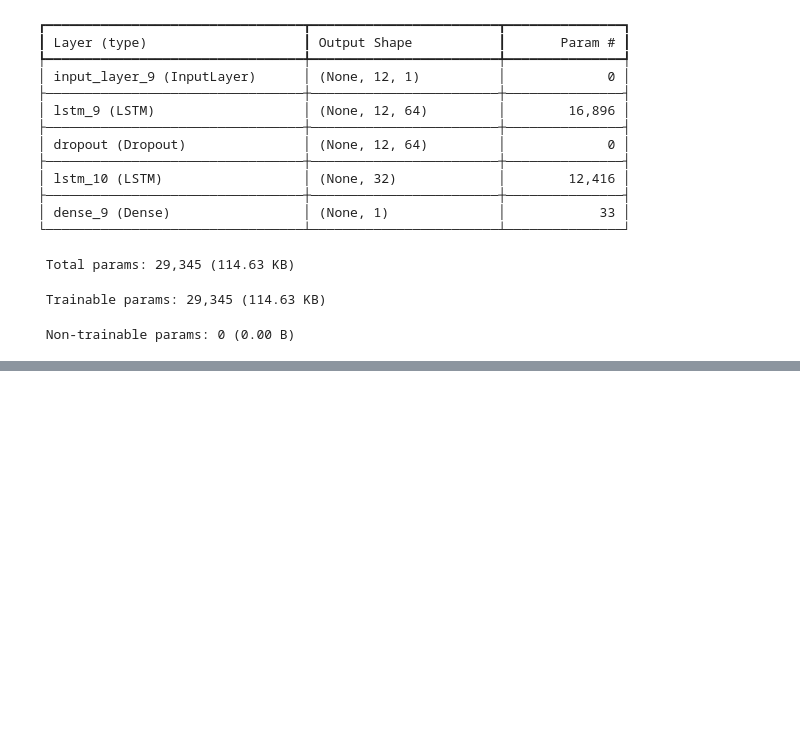
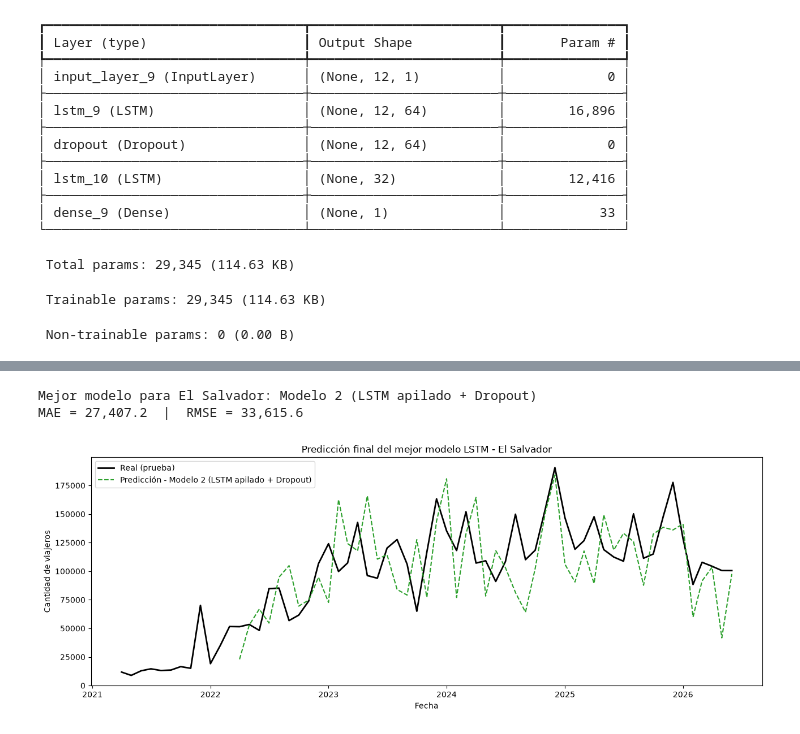
Before and after one commit to nilsmuralles/Lab2-DataScience, a Jupyter notebook: LSTM_ElSalvador.ipynb, the cells around one changed output, grey strips where cells are left out. Cells and saved outputs as stored; diff of their text form; code cells hidden in the pictures; blank space fills up the shorter version.

```diff
--- a/LSTM_ElSalvador.ipynb
+++ b/LSTM_ElSalvador.ipynb
@@ -309,0 +372,26 @@ Modelo 2 - Pérdida (MSE) en prueba, escala diferenciada/estandarizada: 0.1084
+# %%
+if mae2 <= mae1:
+    mejor_modelo, nombre_mejor = modelo2, 'Modelo 2 (LSTM apilado + Dropout)'
+    lookback_mejor, fechas_mejor, pred_mejor, real_mejor = lookback2, fechas2, pred2, real2
+    mae_mejor, rmse_mejor = mae2, rmse2
+else:
+    mejor_modelo, nombre_mejor = modelo1, 'Modelo 1 (LSTM simple)'
+    lookback_mejor, fechas_mejor, pred_mejor, real_mejor = lookback1, fechas1, pred1, real1
+    mae_mejor, rmse_mejor = mae1, rmse1
+
+print(f"Mejor modelo para {PAIS}: {nombre_mejor}")
+print(f"MAE = {mae_mejor:,.1f}  |  RMSE = {rmse_mejor:,.1f}")
+# %% [output]
+Mejor modelo para El Salvador: Modelo 2 (LSTM apilado + Dropout)
+MAE = 27,407.2  |  RMSE = 33,615.6
+# %%
+fig, ax = plt.subplots(figsize=(13, 5))
+ax.plot(serie_test, color='black', linewidth=2, label='Real (prueba)')
+ax.plot(fechas_mejor, pred_mejor, linestyle='--', color='tab:green', label=f'Predicción - {nombre_mejor}')
+ax.set_title(f'Predicción final del mejor modelo LSTM - {PAIS}')
+ax.set_xlabel('Fecha'); ax.set_ylabel('Cantidad de viajeros')
+ax.legend(loc='upper left')
+plt.tight_layout()
+plt.show()
+# %% [output]
+[figure, added]
```
Also changed, not shown: parts of 14 cells of this notebook.
